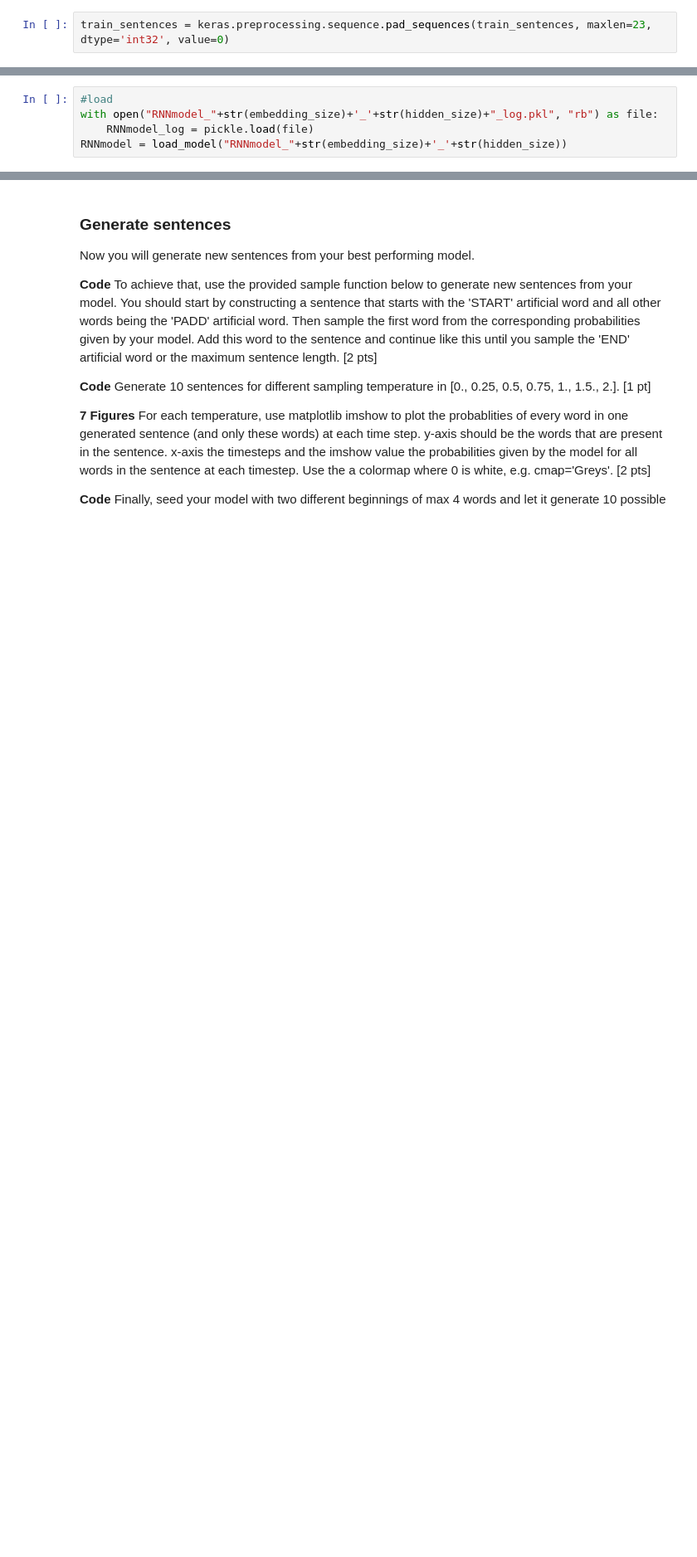
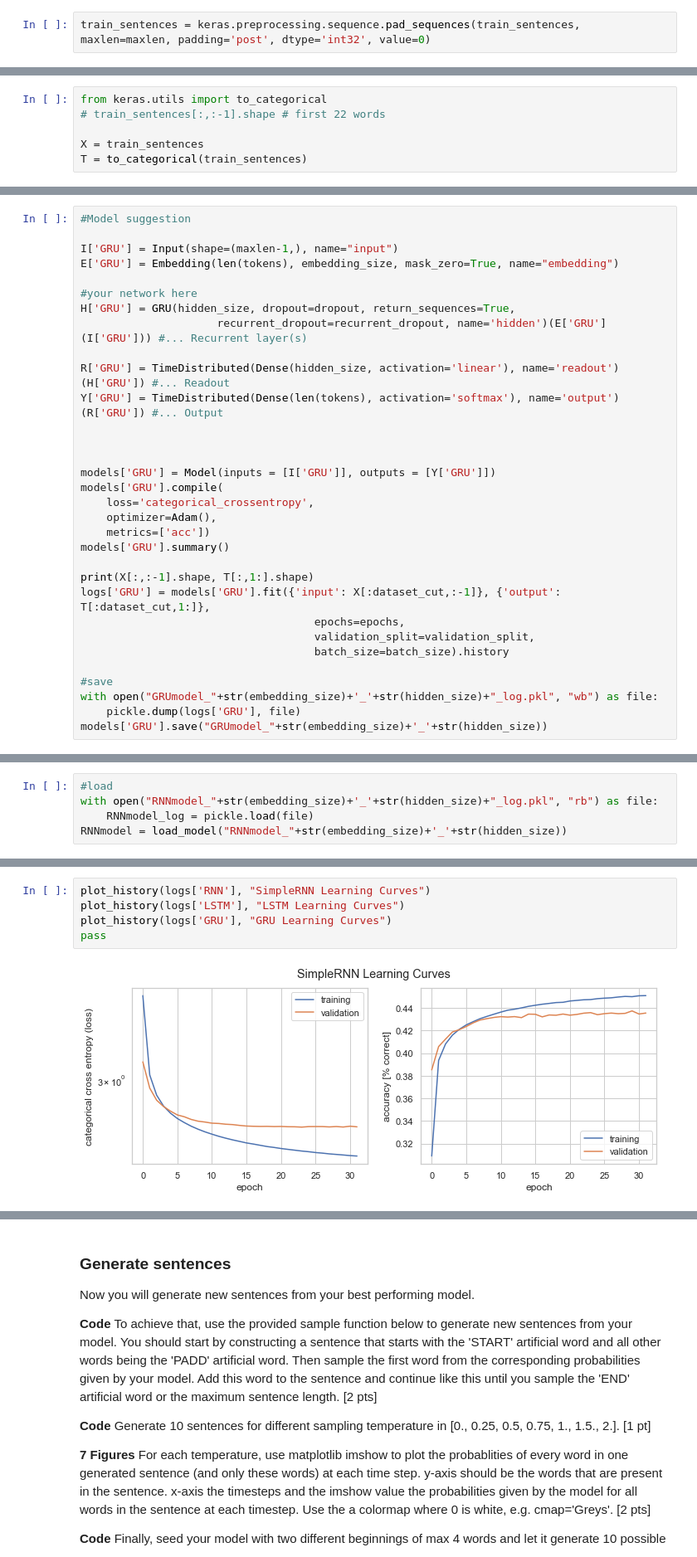
Before and after one commit to stephen-zhao/CS-456_ANN-MP2, a Jupyter notebook: miniproject2_ChatBot.ipynb, the cells around one changed output, grey strips where cells are left out. Shown at 83% size. Drawn from its saved outputs; the diff is of its cells as text; blank space fills up the shorter version.

Commit message:
trained models

```diff
--- a/miniproject2_ChatBot.ipynb
+++ b/miniproject2_ChatBot.ipynb
@@ -339,7 +377,7 @@ len([len(z) for z in train_sentences if len(z) > 23])
 # %% [markdown]
 we can disregard these sentences for the sake of a smaller input dimension (we have 50089 sentences in our dataset, still > 50,000)
 # %%
-train_sentences = keras.preprocessing.sequence.pad_sequences(train_sentences, maxlen=23, dtype='int32', value=0)
+train_sentences = keras.preprocessing.sequence.pad_sequences(train_sentences, maxlen=maxlen, padding='post', dtype='int32', value=0)
 # %%
 train_sentences
 # %% [output]
@@ -448,3 +483,9 @@ R = {}
 Y = {}
 models = {}
 logs = {}
+# %%
+from keras.utils import to_categorical
+# train_sentences[:,:-1].shape # first 22 words
+
+X = train_sentences
+T = to_categorical(train_sentences)
@@ -479,0 +602,32 @@ models['RNN'].save("RNNmodel_"+str(embedding_size)+'_'+str(hidden_size))
+# %%
+#Model suggestion
+
+I['GRU'] = Input(shape=(maxlen-1,), name="input")
+E['GRU'] = Embedding(len(tokens), embedding_size, mask_zero=True, name="embedding")
+
+#your network here
+H['GRU'] = GRU(hidden_size, dropout=dropout, return_sequences=True,
+                     recurrent_dropout=recurrent_dropout, name='hidden')(E['GRU'](I['GRU'])) #... Recurrent layer(s)
+
+R['GRU'] = TimeDistributed(Dense(hidden_size, activation='linear'), name='readout')(H['GRU']) #... Readout
+Y['GRU'] = TimeDistributed(Dense(len(tokens), activation='softmax'), name='output')(R['GRU']) #... Output
+
+
+
+models['GRU'] = Model(inputs = [I['GRU']], outputs = [Y['GRU']])
+models['GRU'].compile(
+    loss='categorical_crossentropy',
+    optimizer=Adam(),
+    metrics=['acc'])
+models['GRU'].summary()
+
+print(X[:,:-1].shape, T[:,1:].shape)
+logs['GRU'] = models['GRU'].fit({'input': X[:dataset_cut,:-1]}, {'output': T[:dataset_cut,1:]},
+                                    epochs=epochs,
+                                    validation_split=validation_split,
+                                    batch_size=batch_size).history
+
+#save
+with open("GRUmodel_"+str(embedding_size)+'_'+str(hidden_size)+"_log.pkl", "wb") as file:
+    pickle.dump(logs['GRU'], file)
+models['GRU'].save("GRUmodel_"+str(embedding_size)+'_'+str(hidden_size))
@@ -484,0 +665,7 @@ RNNmodel = load_model("RNNmodel_"+str(embedding_size)+'_'+str(hidden_size))
+# %%
+plot_history(logs['RNN'], "SimpleRNN Learning Curves")
+plot_history(logs['LSTM'], "LSTM Learning Curves")
+plot_history(logs['GRU'], "GRU Learning Curves")
+pass
+# %% [output]
+[figure, added]
```
Also changed, not shown: parts of 36 cells of this notebook.
